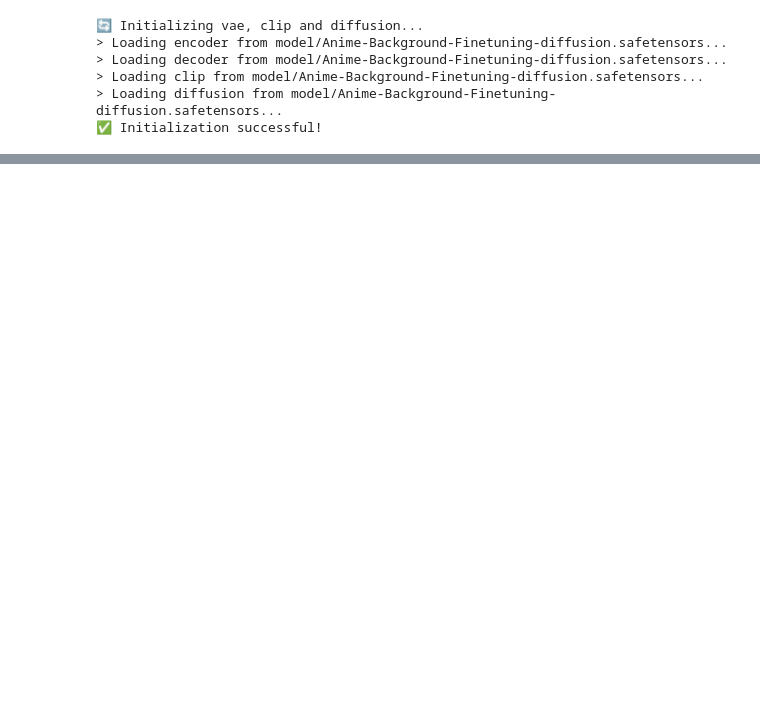
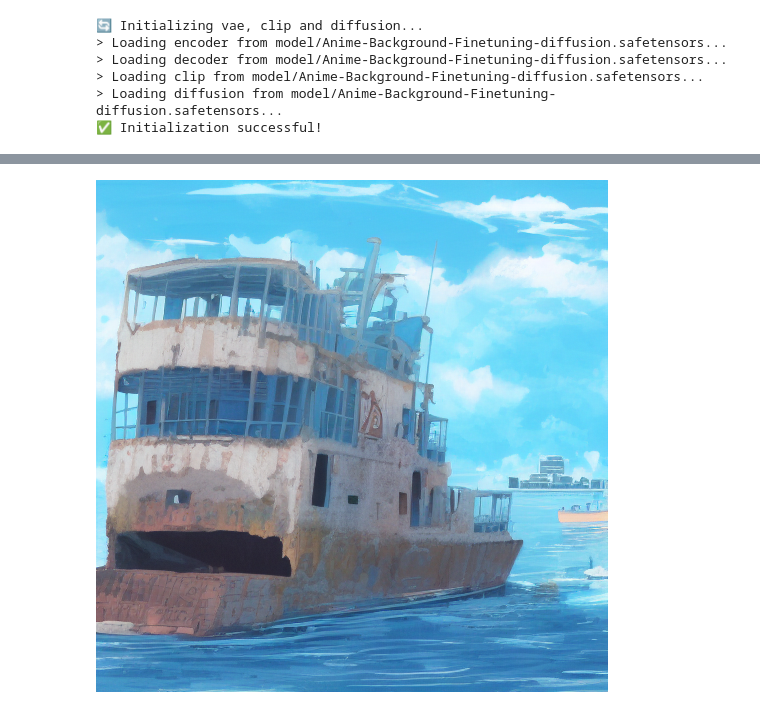
Before and after one commit to MataoranYay/mini-stable-diffusion-from-scratch, a Jupyter notebook: demo.ipynb, the cells around one changed output, grey strips where cells are left out. Saved outputs shown, nothing was run; the diff lists cells and outputs as text; code cells hidden in the pictures; blank space fills up the shorter version.

```diff
--- a/demo.ipynb
+++ b/demo.ipynb
@@ -18,6 +13,12 @@ DEVICE, DTYPE
+# %%
+DEVICE = "cuda" if torch.cuda.is_available() else 'cpu'
+DTYPE = torch.bfloat16 if DEVICE=="cuda" else torch.bfloat32
+MODEL_PATH = "model/Anime-Background-Finetuning-diffusion.safetensors"
+TOKENIZER_VOCAB = "tokenizer/vocab.json"
+TOKENIZER_MERGES = "tokenizer/merges.txt"
 # %%
-tokenizer = CLIPTokenizer("tokenizer/vocab.json", "tokenizer/merges.txt")
-models = model_loader.get_models("model/Anime-Background-Finetuning-diffusion.safetensors", device=DEVICE, dtype=DTYPE)
+tokenizer = CLIPTokenizer(TOKENIZER_VOCAB, TOKENIZER_MERGES)
+models = model_loader.get_models(MODEL_PATH, device=DEVICE, dtype=DTYPE)
 # %% [output]
 🔄 Initializing vae, clip and diffusion...
 > Loading encoder from model/Anime-Background-Finetuning-diffusion.safetensors...
@@ -81,0 +29,35 @@ for output_image in generator:
+# %%
+prompt = (
+    "airfish_(lefko_d), architecture, blue sky, blurry, boat, broken window, "
+    "building, city, day, depth of field, drum (container), no humans, outdoors, "
+    "ruins, scenery, science fiction, sign, signature, sky, water, watercraft"
+)
+gen_params = {
+    "prompt": prompt,
+    "uncond_prompt": "",
+    "img_width": 512,
+    "img_height": 512,
+    "input_image": None, # Image.open("image/image_0001.png").convert("RGB")
+    "strength": 0.8,
+    "do_cfg": True,
+    "cfg_scale": 7.5,
+    "sampler_name": "ddpm",
+    "n_inference_steps": 32,
+    "num_training_steps": 1000,
+    "models": models,
+    "seed": random.randint(0, int(1e9)),
+    "device": DEVICE,
+    "dtype": DTYPE,
+    "tokenizer": tokenizer,
+    "ddim_eta": 0.1,
+    "decode_interval": 6,
+}
+# %%
+generator = pipeline.generate(**gen_params)
+
+for output_image in generator:
+    pil_img = Image.fromarray(output_image[0])
+    clear_output(wait=True)
+    display(pil_img)
+# %% [output]
+[figure, added]
```
Also changed, not shown: parts of 2 cells of this notebook.
